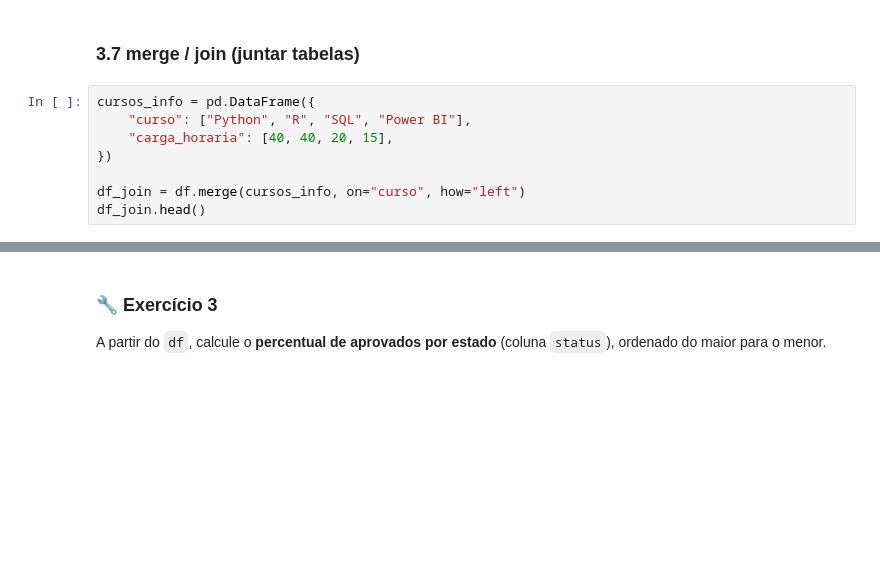
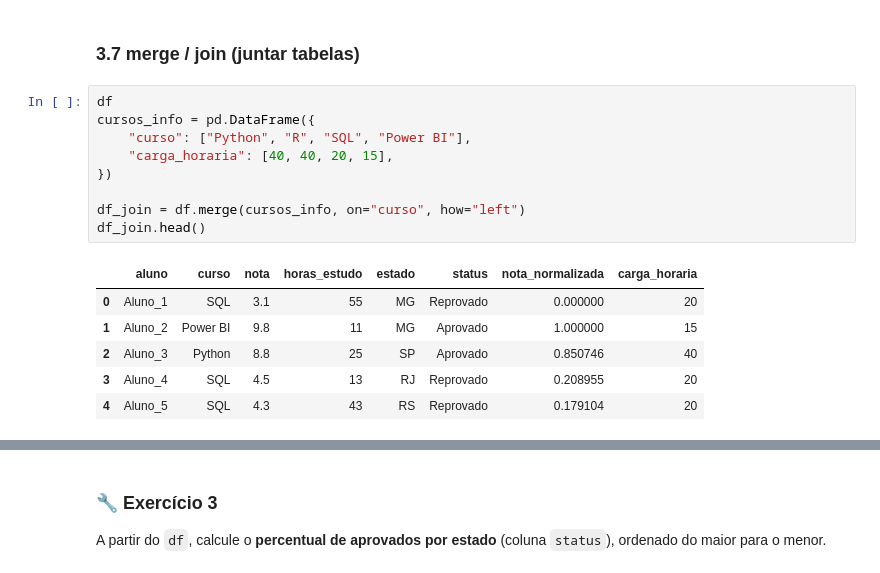
Before and after one commit to estathifisco/estathifisco.github.io, a Jupyter notebook: aula_python_ciencia_de_dados_v1p_pynb.ipynb, the cells around one changed output, grey strips where cells are left out. Cells and saved outputs as stored; diff of their text form; blank space fills up the shorter version.

```diff
--- a/aula_python_ciencia_de_dados_v1p_pynb.ipynb
+++ b/aula_python_ciencia_de_dados_v1p_pynb.ipynb
@@ -373,10 +533,18 @@ print("\nLinhas restantes após dropna:", df_sem_na.shape[0])
 # %% [markdown]
 ### 3.7 merge / join (juntar tabelas)
 # %%
+df
 cursos_info = pd.DataFrame({
     "curso": ["Python", "R", "SQL", "Power BI"],
     "carga_horaria": [40, 40, 20, 15],
 })
 
 df_join = df.merge(cursos_info, on="curso", how="left")
 df_join.head()
+# %% [output]
+|  | aluno | curso | nota | horas_estudo | estado | status | nota_normalizada | carga_horaria |
+| 0 | Aluno_1 | SQL | 3.1 | 55 | MG | Reprovado | 0.000000 | 20 |
+| 1 | Aluno_2 | Power BI | 9.8 | 11 | MG | Aprovado | 1.000000 | 15 |
+| 2 | Aluno_3 | Python | 8.8 | 25 | SP | Aprovado | 0.850746 | 40 |
+| 3 | Aluno_4 | SQL | 4.5 | 13 | RJ | Reprovado | 0.208955 | 20 |
+| 4 | Aluno_5 | SQL | 4.3 | 43 | RS | Reprovado | 0.179104 | 20 |
```
Also changed, not shown: parts of 19 cells of this notebook.
